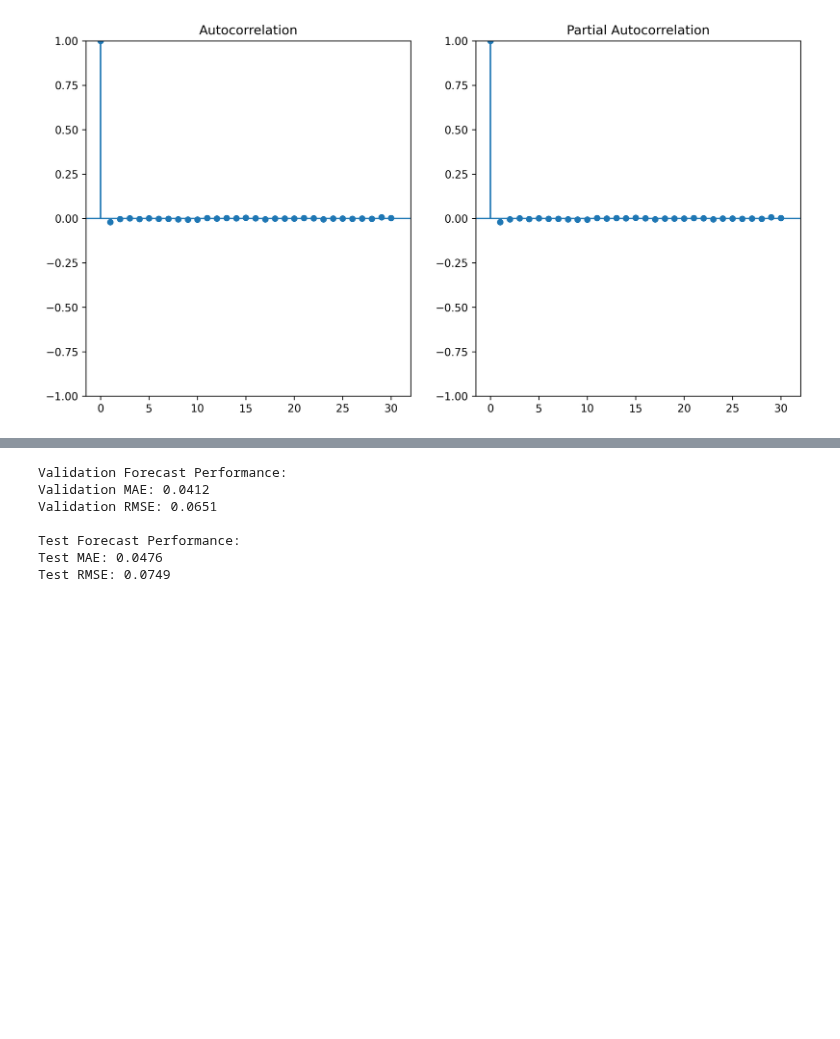
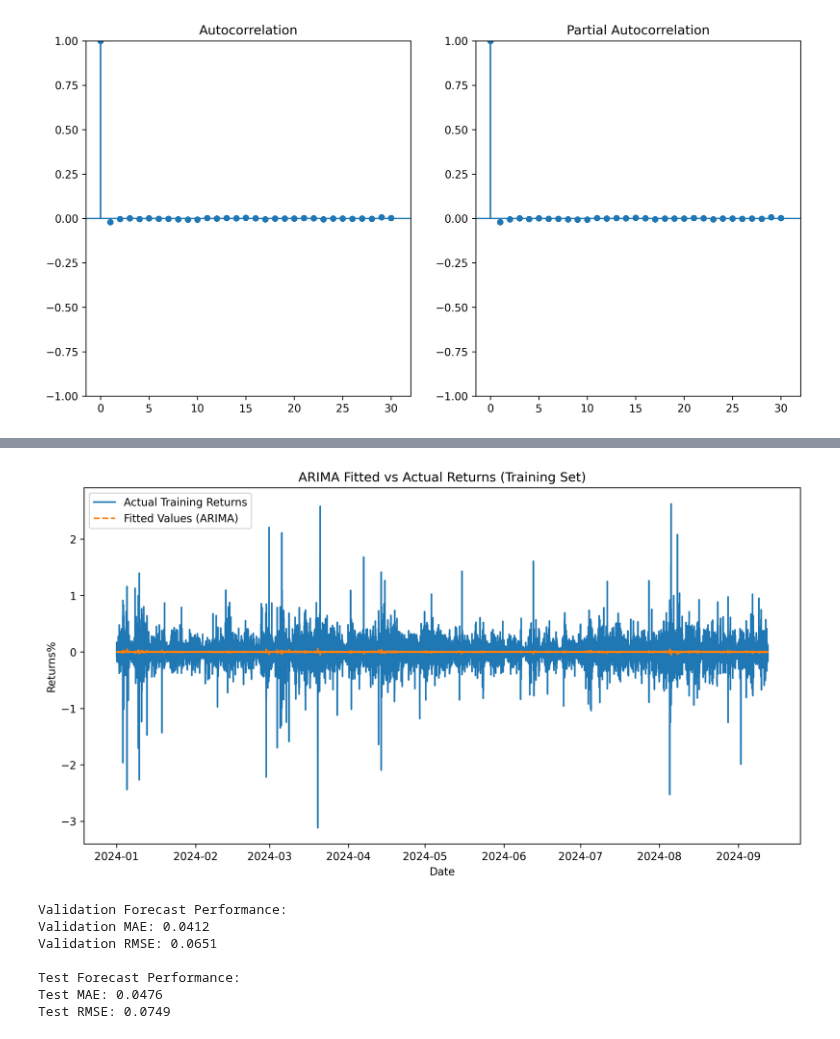
Before and after one commit to alexzheng123/EC331-project, a Jupyter notebook: EMH/Code/ARIMA.ipynb, the cells around one changed output, grey strips where cells are left out. Drawn from its saved outputs; the diff is of its cells as text; code cells hidden in the pictures; blank space fills up the shorter version.

```diff
--- a/EMH/Code/ARIMA.ipynb
+++ b/EMH/Code/ARIMA.ipynb
@@ -112,6 +112,19 @@ Covariance Type:                  opg
 
 Warnings:
 [1] Covariance matrix calculated using the outer product of gradients (complex-step).
+# %%
+# Inspect fitted values vs actuals on training set
+fitted_train = arima_fit.fittedvalues
+
+plt.plot(train_returns.index, train_returns, label='Actual Training Returns')
+plt.plot(train_returns.index, fitted_train, label='Fitted Values (ARIMA)', linestyle='dashed')
+plt.xlabel('Date')
+plt.ylabel('Returns%')
+plt.title('ARIMA Fitted vs Actual Returns (Training Set)')
+plt.legend()
+plt.show()
+# %% [output]
+[figure, added]
 # %%
 # Forecasting on the validation set
 forecast_val = arima_fit.forecast(steps=len(val_returns))
```
Also changed, not shown: parts of 2 cells of this notebook, 11 other files.
